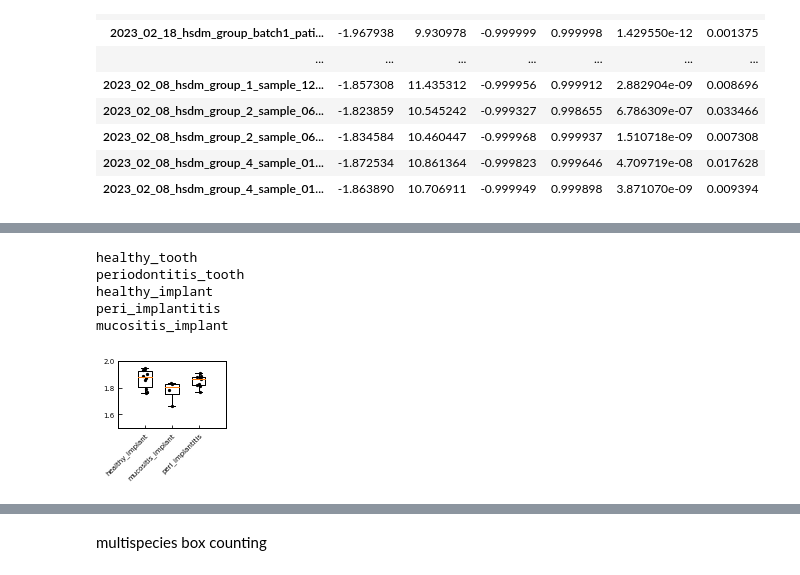
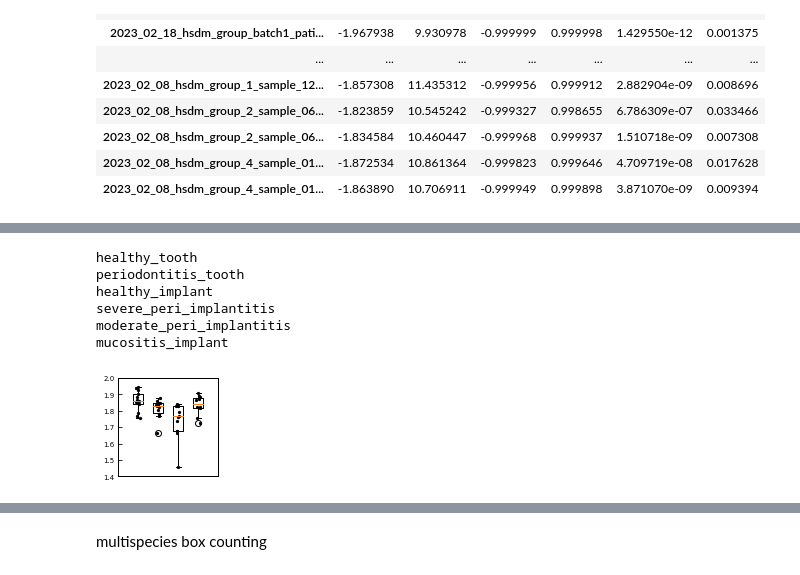
Before and after one commit to benjamingrodner/peri_implantitis_HiPRFISH_analysis, a Jupyter notebook: nb_spatial_stats.ipynb, the cells around one changed output, grey strips where cells are left out. Drawn from its saved outputs; the diff is of its cells as text; code cells hidden in the pictures.

```diff
--- a/nb_spatial_stats.ipynb
+++ b/nb_spatial_stats.ipynb
@@ -1039,3 +1316,9 @@ for k, vs in dict_group_sn.items():
+# %%
+dict_sn_group = {}
+for k, dps in dict_group_pat_sn.items():
+    for p, sns in dps.items():
+        for v in sns:
+            dict_sn_group[v] = k
 # %%
 a = np.array([1,1,1,2,2,3,3,3,3])
 _, counts = np.unique(a, return_counts=True)
@@ -1617,7 +1900,7 @@ out_dir
 # %% [output]
 '../outputs/segmentation_2024_03_07/{date}/{date}_{sn}'
 # %%
-scns = ['Selenomonas','Veillonella']
+scns = ['Pasteurellaceae','Selenomonas']
 date = "2023_02_08"
 sn = "hsdm_group_1_sample_12_fov_01"
 key = date + "_" + sn
@@ -2561,0 +2907,4 @@ exclude_sns = [
+# %%
+fuzzy_box_count_all2_fn = sample_compare_dir + '/20240506/fuzzy_box_counting_table.csv'
+fuzzy_box_count_all2 = pd.read_csv(fuzzy_box_count_all2_fn, index_col=0)
+fuzzy_box_count_all2
@@ -2565,7 +2962,11 @@ for group, sns in dict_group_sn.items():
     print(group)
     for sn in sns:
         if not sn in exclude_sns:
-            bcval = -fuzzy_box_count_all.loc[sn,'slope']
+            try:
+                bcval = -fuzzy_box_count_all.loc[sn,'slope']
+            except:
+                bcval = -fuzzy_box_count_all2.loc[sn,'slope']
+
             dict_group_bcvals[group].append(bcval)
             # if bcval > 1.85:
             #     print(sn, bcval)
@@ -2573,42 +2974,44 @@ for group, sns in dict_group_sn.items():
 healthy_tooth
 periodontitis_tooth
 healthy_implant
-peri_implantitis
+severe_peri_implantitis
+moderate_peri_implantitis
 mucositis_implant
 # %%
-group_sort = ['healthy_implant', 'mucositis_implant', 'peri_implantitis']
+group_sort = ['healthy_implant', 'mucositis_implant', 'moderate_peri_implantitis', 'severe_peri_implantitis']
 
 xticks = np.arange(len(group_sort)) + 1
 dict_group_xtick = dict(zip(group_sort, xticks))
 
 s=5
 
-fig, ax = ip.general_plot(dims=(2,2), ft=7)
+fig, ax = ip.general_plot(dims=(1.9,1.75), ft=7)
 
 for group in group_sort:
     x = dict_group_xtick[group]
     bcvals = dict_group_bcvals[group]
     xs = [x] * len(bcvals) + np.random.rand(len(bcvals)) * 0.2 - 0.1
 
     # color = dict_sciname_color[scn]
     box = ax.boxplot([bcvals], positions=[x], vert=True, widths=0.5)
 
     ax.scatter(xs, bcvals, color='k', s=s)
 
-_ = ax.set_xticks(
-    xticks, group_sort, rotation=45, ha="right", va="top", rotation_mode="anchor"
-)
+# _ = ax.set_xticks(
+#     xticks, group_sort, rotation=45, ha="right", va="top", rotation_mode="anchor"
+# )
+_ = ax.set_xticks([])
 ax.set_xlim(0,np.max(xticks) + 1)
 ax.set_ylim(0,2)
 # ax.set_ylabel('Homogeneity\n(Fuzzy box counting fractal dimension)')
-ax.set_ylim(1.5,2)
-out_fn = sample_compare_dir + "/box_counting/fuzzy_box_counting_bygroup.png".format(
+ax.set_ylim(1.4,2)
+out_fn = sample_compare_dir + "/box_counting/2024_05_06_fuzzy_box_counting_bygroup.pdf".format(
     group
 )
 ip.check_dir(out_fn)
 ip.save_fig(out_fn)
 # %% [output]
-[figure, old version]
+[figure, new version]
 # %%
 for g0 in group_sort:
     for g1 in group_sort:
```
Also changed, not shown: parts of 85 cells of this notebook, 26 other files.
